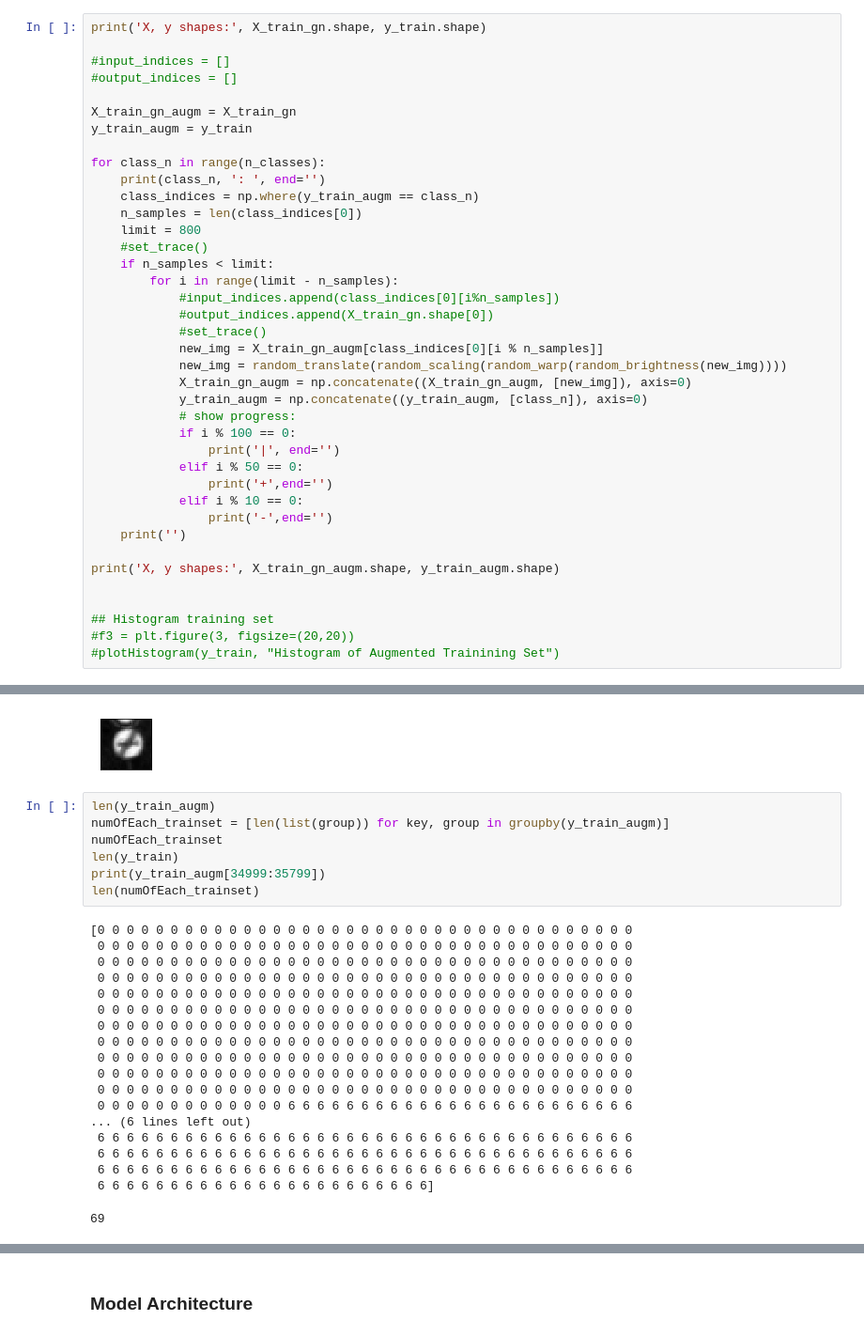
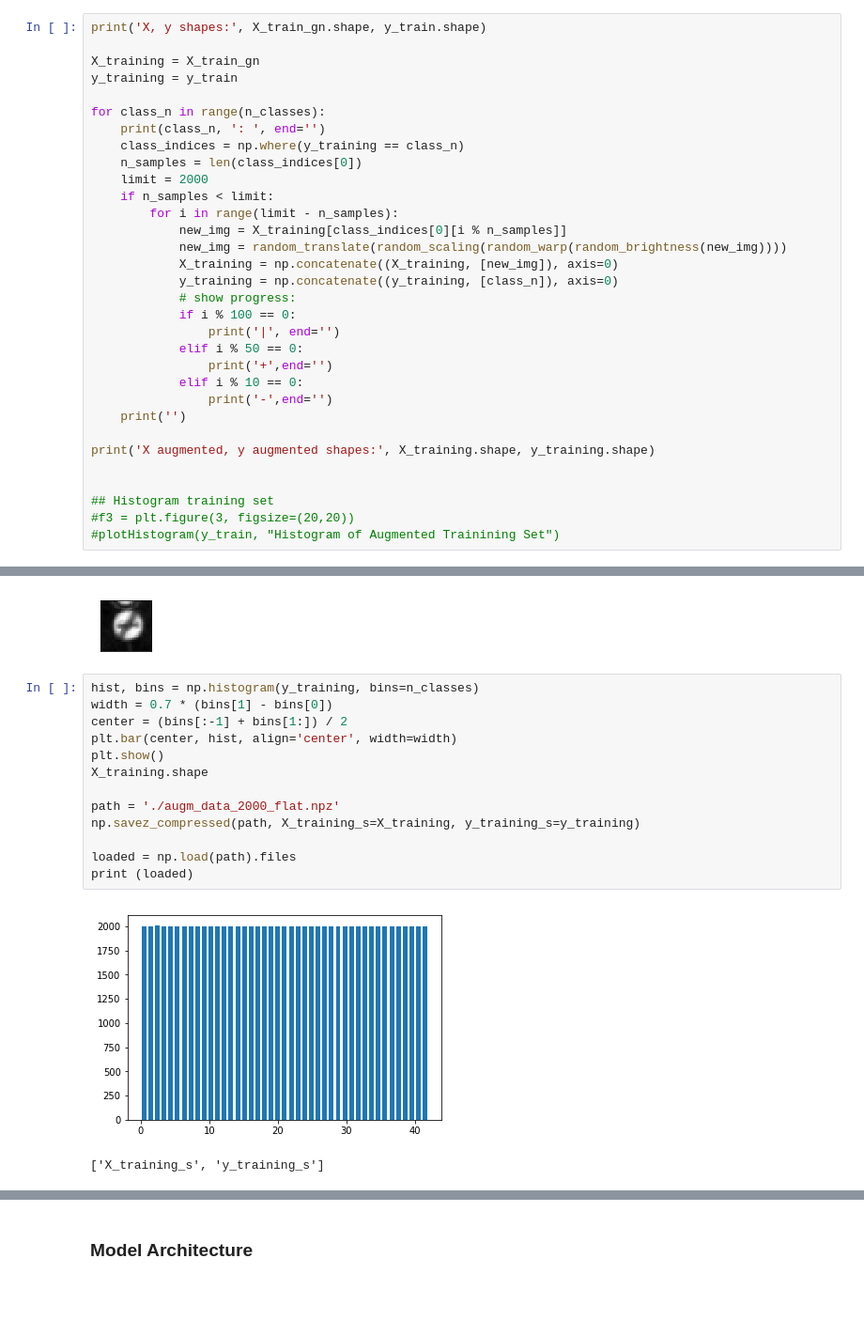
Before and after one commit to brandrik/02_TrafficSignClassifier, a Jupyter notebook: Traffic_Sign_Classifier.ipynb, the cells around one changed output, grey strips where cells are left out. Shown at 94% size. Saved outputs shown, nothing was run; the diff lists cells and outputs as text; blank space fills up the shorter version.

```diff
--- a/Traffic_Sign_Classifier.ipynb
+++ b/Traffic_Sign_Classifier.ipynb
@@ -423,27 +420,20 @@ shape in/out: (32, 32, 1) (32, 32, 1)
 # %%
 print('X, y shapes:', X_train_gn.shape, y_train.shape)
 
-#input_indices = []
-#output_indices = []
-
-X_train_gn_augm = X_train_gn
-y_train_augm = y_train
+X_training = X_train_gn
+y_training = y_train
 
 for class_n in range(n_classes):
     print(class_n, ': ', end='')
-    class_indices = np.where(y_train_augm == class_n)
+    class_indices = np.where(y_training == class_n)
     n_samples = len(class_indices[0])
-    limit = 800
-    #set_trace()
+    limit = 2000
     if n_samples < limit:
         for i in range(limit - n_samples):
-            #input_indices.append(class_indices[0][i%n_samples])
-            #output_indices.append(X_train_gn.shape[0])
-            #set_trace()
-            new_img = X_train_gn_augm[class_indices[0][i % n_samples]]
+            new_img = X_training[class_indices[0][i % n_samples]]
             new_img = random_translate(random_scaling(random_warp(random_brightness(new_img))))
-            X_train_gn_augm = np.concatenate((X_train_gn_augm, [new_img]), axis=0)
-            y_train_augm = np.concatenate((y_train_augm, [class_n]), axis=0)
+            X_training = np.concatenate((X_training, [new_img]), axis=0)
+            y_training = np.concatenate((y_training, [class_n]), axis=0)
             # show progress:
             if i % 100 == 0:
                 print('|', end='')
@@ -453,7 +443,7 @@ for class_n in range(n_classes):
                 print('-',end='')
     print('')
 
-print('X, y shapes:', X_train_gn_augm.shape, y_train_augm.shape)
+print('X augmented, y augmented shapes:', X_training.shape, y_training.shape)
 
 
 ## Histogram training set
@@ -496,31 +486,21 @@ axis.imshow(image, cmap=cmap)
 <matplotlib.image.AxesImage at 0x...>
 <matplotlib.figure.Figure at 0x...>
 [figure]
-# %%
-len(y_train_augm)
-numOfEach_trainset = [len(list(group)) for key, group in groupby(y_train_augm)]
-numOfEach_trainset
-len(y_train)
-print(y_train_augm[34999:35799])
-len(numOfEach_trainset)
-# %% [output]
-[0 0 0 0 0 0 0 0 0 0 0 0 0 0 0 0 0 0 0 0 0 0 0 0 0 0 0 0 0 0 0 0 0 0 0 0 0
- 0 0 0 0 0 0 0 0 0 0 0 0 0 0 0 0 0 0 0 0 0 0 0 0 0 0 0 0 0 0 0 0 0 0 0 0 0
- 0 0 0 0 0 0 0 0 0 0 0 0 0 0 0 0 0 0 0 0 0 0 0 0 0 0 0 0 0 0 0 0 0 0 0 0 0
- 0 0 0 0 0 0 0 0 0 0 0 0 0 0 0 0 0 0 0 0 0 0 0 0 0 0 0 0 0 0 0 0 0 0 0 0 0
- 0 0 0 0 0 0 0 0 0 0 0 0 0 0 0 0 0 0 0 0 0 0 0 0 0 0 0 0 0 0 0 0 0 0 0 0 0
- 0 0 0 0 0 0 0 0 0 0 0 0 0 0 0 0 0 0 0 0 0 0 0 0 0 0 0 0 0 0 0 0 0 0 0 0 0
- 0 0 0 0 0 0 0 0 0 0 0 0 0 0 0 0 0 0 0 0 0 0 0 0 0 0 0 0 0 0 0 0 0 0 0 0 0
- 0 0 0 0 0 0 0 0 0 0 0 0 0 0 0 0 0 0 0 0 0 0 0 0 0 0 0 0 0 0 0 0 0 0 0 0 0
- 0 0 0 0 0 0 0 0 0 0 0 0 0 0 0 0 0 0 0 0 0 0 0 0 0 0 0 0 0 0 0 0 0 0 0 0 0
- 0 0 0 0 0 0 0 0 0 0 0 0 0 0 0 0 0 0 0 0 0 0 0 0 0 0 0 0 0 0 0 0 0 0 0 0 0
- 0 0 0 0 0 0 0 0 0 0 0 0 0 0 0 0 0 0 0 0 0 0 0 0 0 0 0 0 0 0 0 0 0 0 0 0 0
- 0 0 0 0 0 0 0 0 0 0 0 0 0 6 6 6 6 6 6 6 6 6 6 6 6 6 6 6 6 6 6 6 6 6 6 6 6
-... (6 lines left out)
- 6 6 6 6 6 6 6 6 6 6 6 6 6 6 6 6 6 6 6 6 6 6 6 6 6 6 6 6 6 6 6 6 6 6 6 6 6
- 6 6 6 6 6 6 6 6 6 6 6 6 6 6 6 6 6 6 6 6 6 6 6 6 6 6 6 6 6 6 6 6 6 6 6 6 6
- 6 6 6 6 6 6 6 6 6 6 6 6 6 6 6 6 6 6 6 6 6 6 6 6 6 6 6 6 6 6 6 6 6 6 6 6 6
- 6 6 6 6 6 6 6 6 6 6 6 6 6 6 6 6 6 6 6 6 6 6 6]
-69
+# %%
+hist, bins = np.histogram(y_training, bins=n_classes)
+width = 0.7 * (bins[1] - bins[0])
+center = (bins[:-1] + bins[1:]) / 2
+plt.bar(center, hist, align='center', width=width)
+plt.show()
+X_training.shape
+
+path = './augm_data_2000_flat.npz'
+np.savez_compressed(path, X_training_s=X_training, y_training_s=y_training)
+
+loaded = np.load(path).files
+print (loaded)
+# %% [output]
+[figure, added]
+['X_training_s', 'y_training_s']
 # %%
 f3 = plt.figure(3, figsize=(20,20))
```
Also changed, not shown: parts of 9 cells of this notebook, 10 other files.
